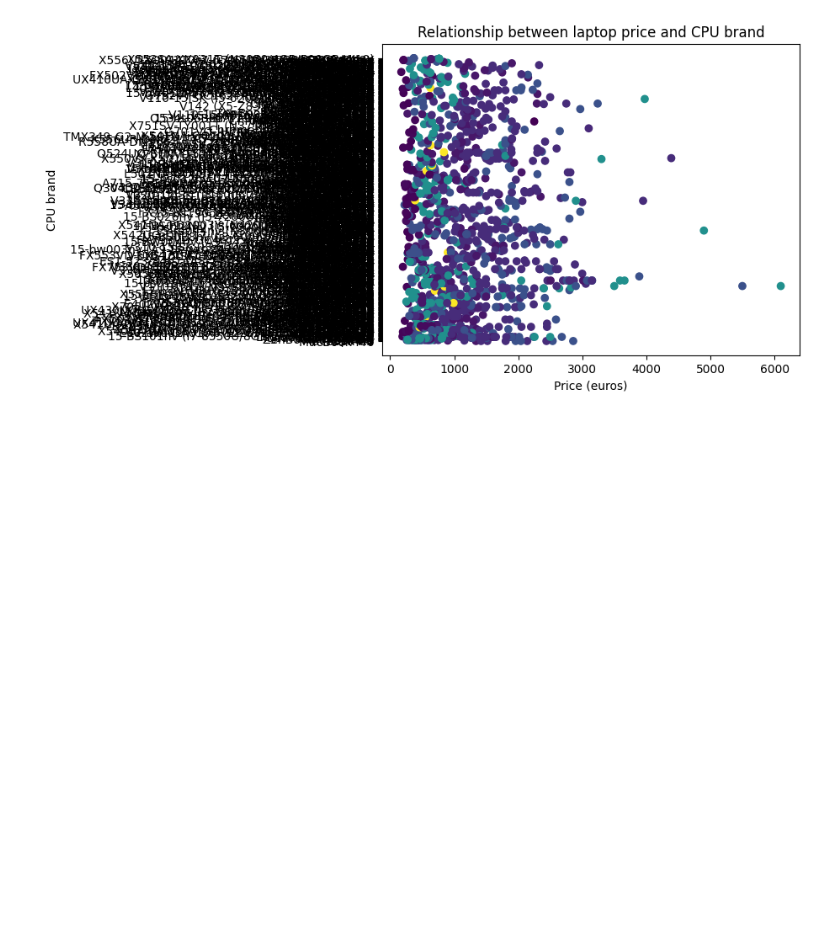
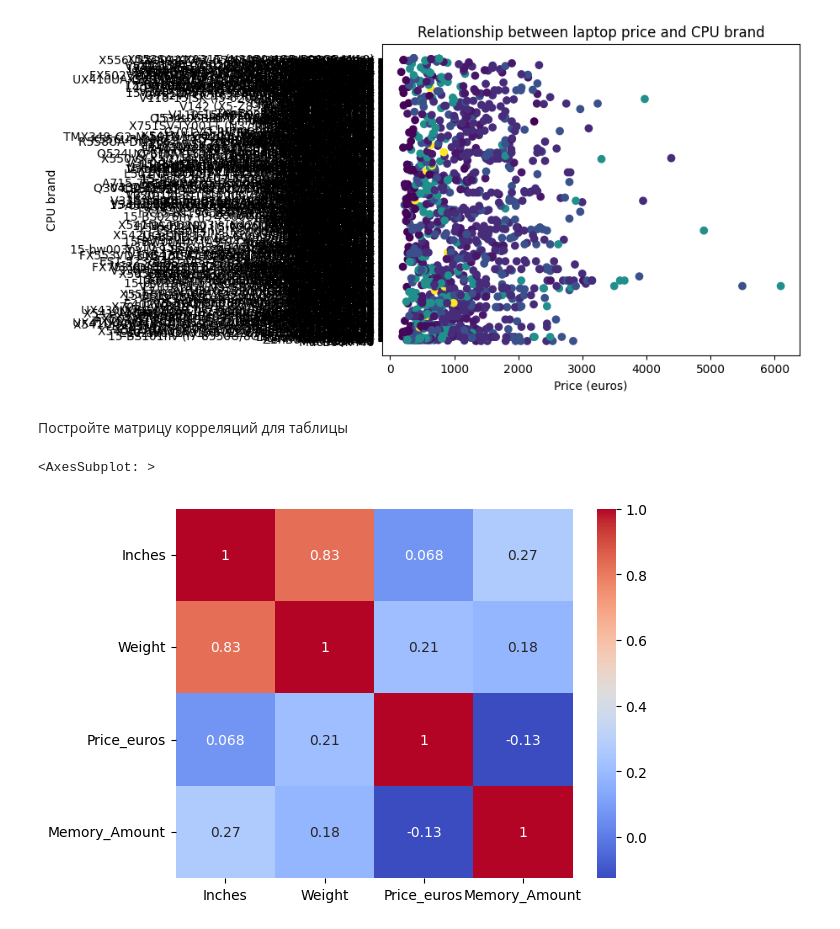
Before and after one commit to AndriiBanduliak/one_more-practice1, a Jupyter notebook: 1.ipynb, the cells around one changed output. Cells and saved outputs as stored; diff of their text form; code cells hidden in the pictures; blank space fills up the shorter version.

```diff
--- a/1.ipynb
+++ b/1.ipynb
@@ -113,3 +113,20 @@ plt.title('Relationship between laptop price and CPU brand')
 plt.show()
 # %% [output]
 [figure]
+# %% [markdown]
+Постройте матрицу корреляций для таблицы
+# %%
+import pandas as pd
+import seaborn as sns
+
+# Загружаем данные из файла
+df = pd.read_csv('laptops_10.csv')
+
+# Строим матрицу корреляций
+corr_matrix = df.corr()
+
+# Отображаем матрицу корреляций с помощью heatmap
+sns.heatmap(corr_matrix, annot=True, cmap='coolwarm')
+# %% [output]
+<AxesSubplot: >
+[figure, added]
```
